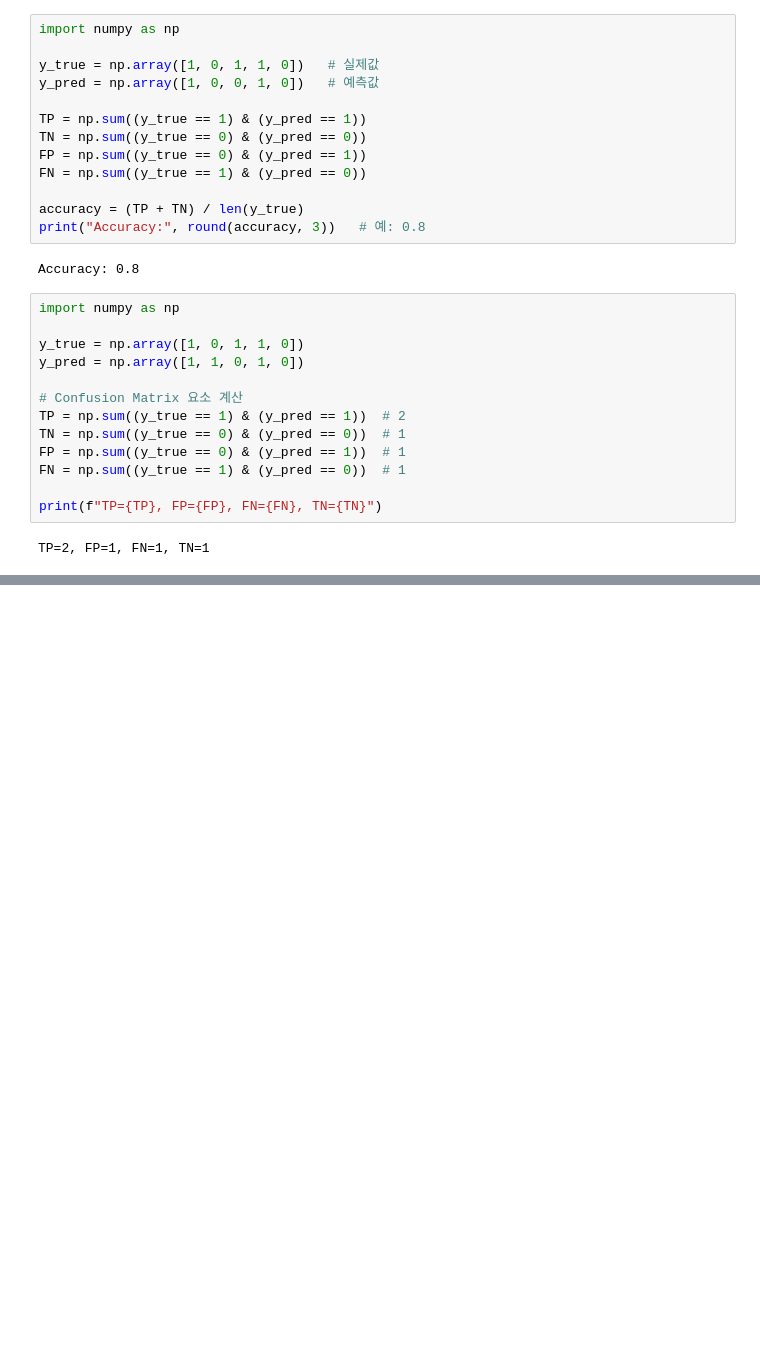
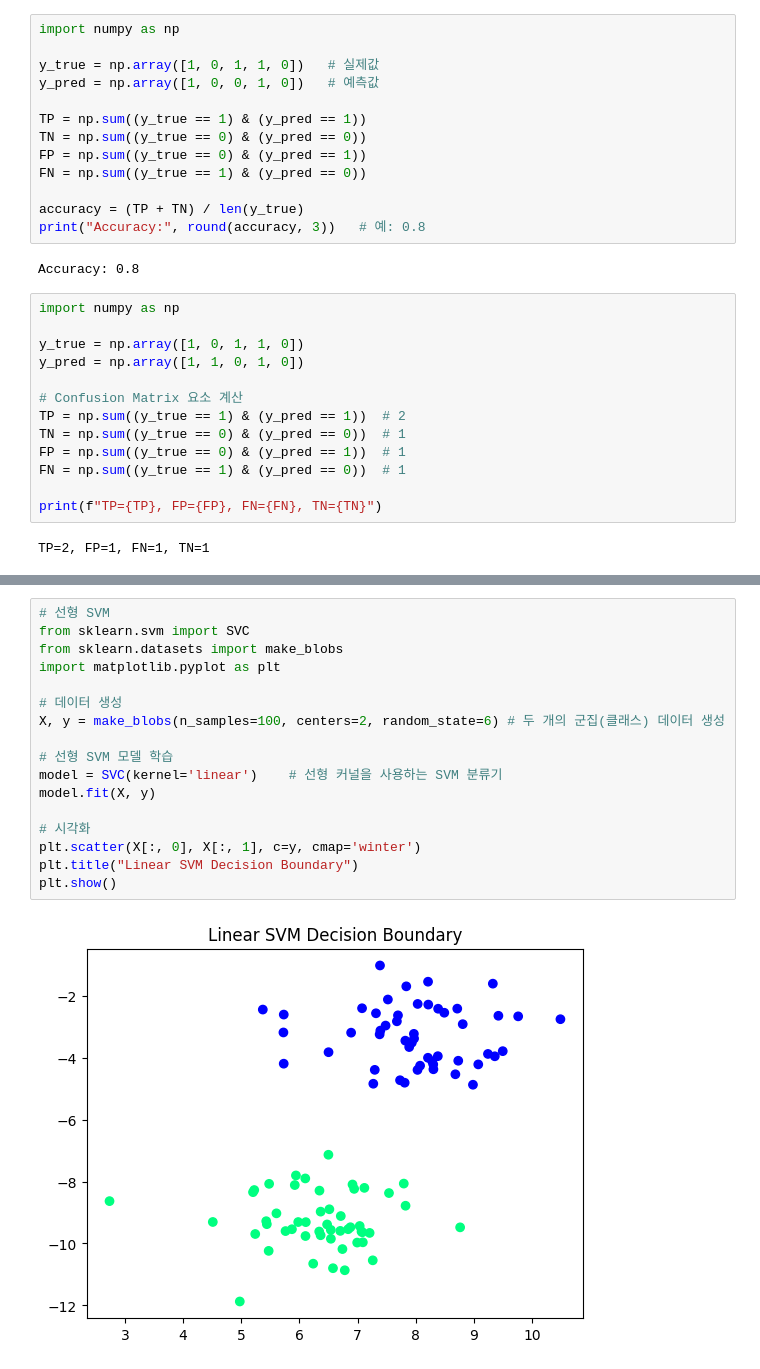
Before and after one commit to heeyoung-Python-practice/machine_learnning, a Jupyter notebook: exercise.ipynb, the cells around one changed output, grey strips where cells are left out. Drawn from its saved outputs; the diff is of its cells as text; blank space fills up the shorter version.

```diff
--- a/exercise.ipynb
+++ b/exercise.ipynb
@@ -458,0 +630,19 @@ TP=2, FP=1, FN=1, TN=1
+# %%
+# 선형 SVM
+from sklearn.svm import SVC
+from sklearn.datasets import make_blobs
+import matplotlib.pyplot as plt
+
+# 데이터 생성
+X, y = make_blobs(n_samples=100, centers=2, random_state=6) # 두 개의 군집(클래스) 데이터 생성
+
+# 선형 SVM 모델 학습
+model = SVC(kernel='linear')    # 선형 커널을 사용하는 SVM 분류기
+model.fit(X, y)
+
+# 시각화
+plt.scatter(X[:, 0], X[:, 1], c=y, cmap='winter')
+plt.title("Linear SVM Decision Boundary")
+plt.show()
+# %% [output]
+[figure, added]
```
Also changed, not shown: parts of 18 cells of this notebook, 7 other files.
